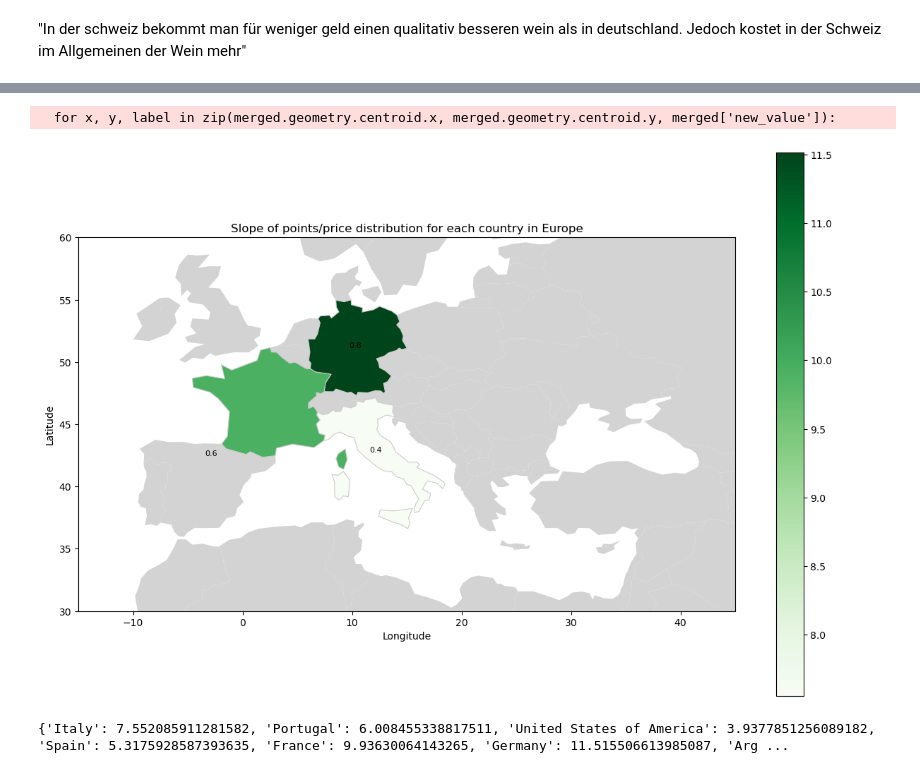
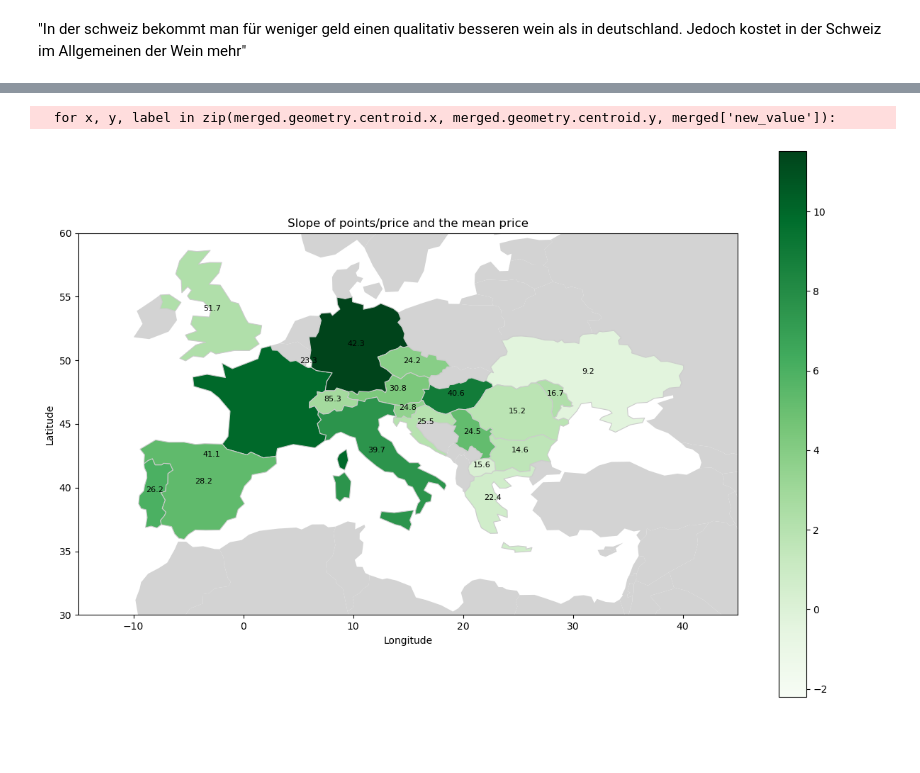
Before and after one commit to dilara444/TechLabsDUS_WineNot, a Jupyter notebook: notebooks/heatmap_price_country.ipynb, the cells around one changed output, grey strips where cells are left out. Drawn from its saved outputs; the diff is of its cells as text; code cells hidden in the pictures; blank space fills up the shorter version.

```diff
--- a/notebooks/heatmap_price_country.ipynb
+++ b/notebooks/heatmap_price_country.ipynb
@@ -358,0 +389,4 @@ lowest slope doesnt mean that the price is cheap (like in switzerland)
+# %%
+mean_price = df_wine1.groupby('country')['price'].mean().round(1).reset_index()
+dict_meanprice = mean_price.set_index('country').to_dict()['price']
+dict_meanprice
@@ -359,40 +411,34 @@ lowest slope doesnt mean that the price is cheap (like in switzerland)
 # %%
-# Erstelle ein neues Dictionary mit anderen Zahlen für die gleichen Länder
-mean_pricee = {'Germany': 0.8, 'France': 0.6, 'Italy': 0.4}
-
-# Lese die Weltkarte ein
 world = gpd.read_file(gpd.datasets.get_path('naturalearth_lowres'))
 
 # Filtere nur die Länder in Europa
 europe = world[world['continent'] == 'Europe']
 
 # Füge eine Spalte mit den ursprünglichen Hangwerten hinzu
 merged = europe.set_index('name').join(pd.DataFrame(Slope.items(), columns=['name', 'value']).set_index('name'))
 
 # Füge eine weitere Spalte mit den neuen Hangwerten hinzu
-merged['new_value'] = pd.Series(mean_pricee)
-merged = merged.dropna(subset=['new_value'])
+merged['new_value'] = pd.Series(dict_meanprice)
+merged = merged.dropna(subset=['value'])
 
 # Plot für Europa
 fig, ax = plt.subplots(1, 1, figsize=(15, 10))
 world.plot(ax=ax, color='lightgrey')
 merged.plot(column='value', cmap='Greens', linewidth=0.8, ax=ax, edgecolor='0.8', legend=True)
-ax.set_title('Slope of points/price distribution for each country in Europe')
+ax.set_title('Slope of points/price and the mean price')
 ax.set_xlabel('Longitude')
 ax.set_ylabel('Latitude')
 
 for x, y, label in zip(merged.geometry.centroid.x, merged.geometry.centroid.y, merged['new_value']):
     ax.text(x, y, str(label), fontsize=8, ha='center')
 
 lat_min, lat_max = 30, 60
 lon_min, lon_max = -15, 45
 
 # Set the limits for the x-axis (longitude) and y-axis (latitude)
 ax.set_xlim(lon_min, lon_max)
 ax.set_ylim(lat_min, lat_max)
 plt.show()
-print(Slope)
 # %% [output]
   for x, y, label in zip(merged.geometry.centroid.x, merged.geometry.centroid.y, merged['new_value']):
-[figure, old version]
+[figure, new version]
-{'Italy': 7.552085911281582, 'Portugal': 6.008455338817511, 'United States of America': 3.9377851256089182, 'Spain': 5.3175928587393635, 'France': 9.93630064143265, 'Germany': 11.515506613985087, 'Arg ...
```
Also changed, not shown: parts of 12 cells of this notebook, 1 other file.
